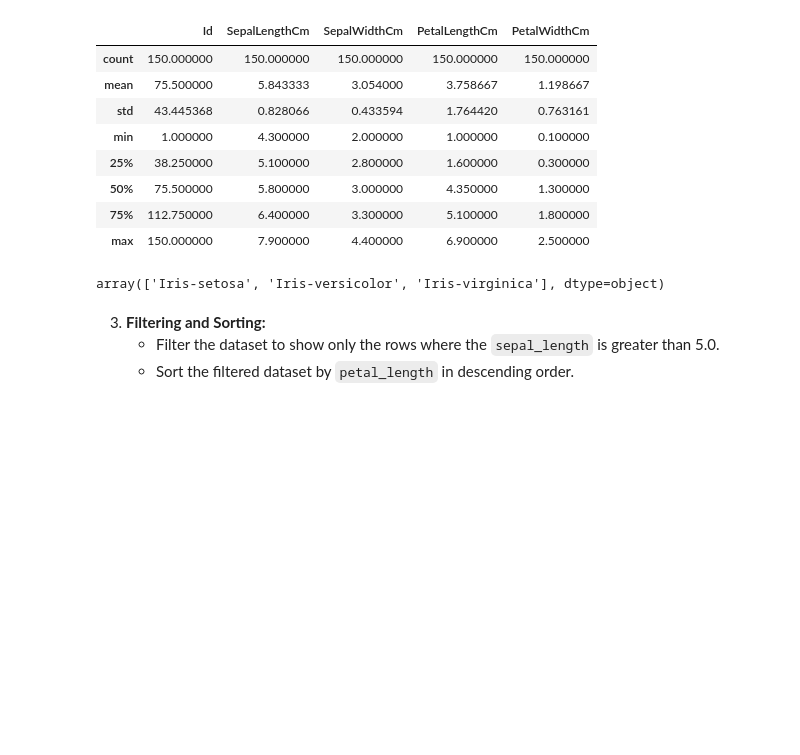
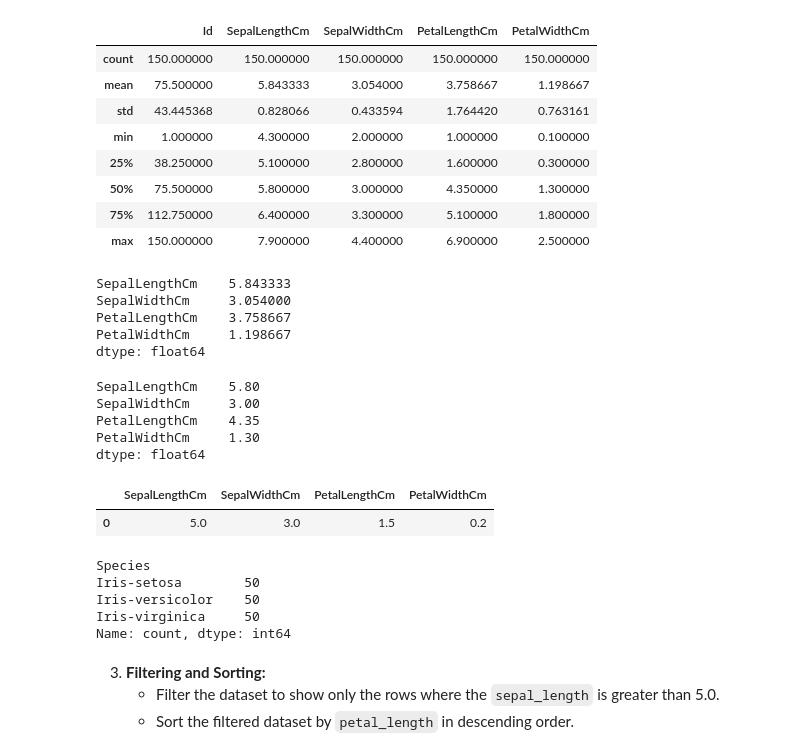
Before and after one commit to KondaSamyam/Vrit-DataScience, a Jupyter notebook: Assignments/Data-Visualization-Assignment-05_Oct02.ipynb, the cells around one changed output. Cells and saved outputs as stored; diff of their text form; code cells hidden in the pictures; blank space fills up the shorter version.

```diff
--- a/Assignments/Data-Visualization-Assignment-05_Oct02.ipynb
+++ b/Assignments/Data-Visualization-Assignment-05_Oct02.ipynb
@@ -86,10 +86,35 @@ iris_df.describe()
 | 50% | 75.500000 | 5.800000 | 3.000000 | 4.350000 | 1.300000 |
 | 75% | 112.750000 | 6.400000 | 3.300000 | 5.100000 | 1.800000 |
 | max | 150.000000 | 7.900000 | 4.400000 | 6.900000 | 2.500000 |
+# %%
+iris_df[['SepalLengthCm', 'SepalWidthCm','PetalLengthCm','PetalWidthCm']].mean()
+# %% [output]
+SepalLengthCm    5.843333
+SepalWidthCm     3.054000
+PetalLengthCm    3.758667
+PetalWidthCm     1.198667
+dtype: float64
+# %%
+iris_df[['SepalLengthCm', 'SepalWidthCm','PetalLengthCm','PetalWidthCm']].median()
+# %% [output]
+SepalLengthCm    5.80
+SepalWidthCm     3.00
+PetalLengthCm    4.35
+PetalWidthCm     1.30
+dtype: float64
+# %%
+iris_df[['SepalLengthCm', 'SepalWidthCm','PetalLengthCm','PetalWidthCm']].mode()
+# %% [output]
+|  | SepalLengthCm | SepalWidthCm | PetalLengthCm | PetalWidthCm |
+| 0 | 5.0 | 3.0 | 1.5 | 0.2 |
 # %%
-iris_df['Species'].unique()
+iris_df['Species'].value_counts()
 # %% [output]
-array(['Iris-setosa', 'Iris-versicolor', 'Iris-virginica'], dtype=object)
+Species
+Iris-setosa        50
+Iris-versicolor    50
+Iris-virginica     50
+Name: count, dtype: int64
 # %% [markdown]
 3. **Filtering and Sorting:**
    - Filter the dataset to show only the rows where the `sepal_length` is greater than 5.0.
```
Also changed, not shown: parts of 4 cells of this notebook, 25 other files.
